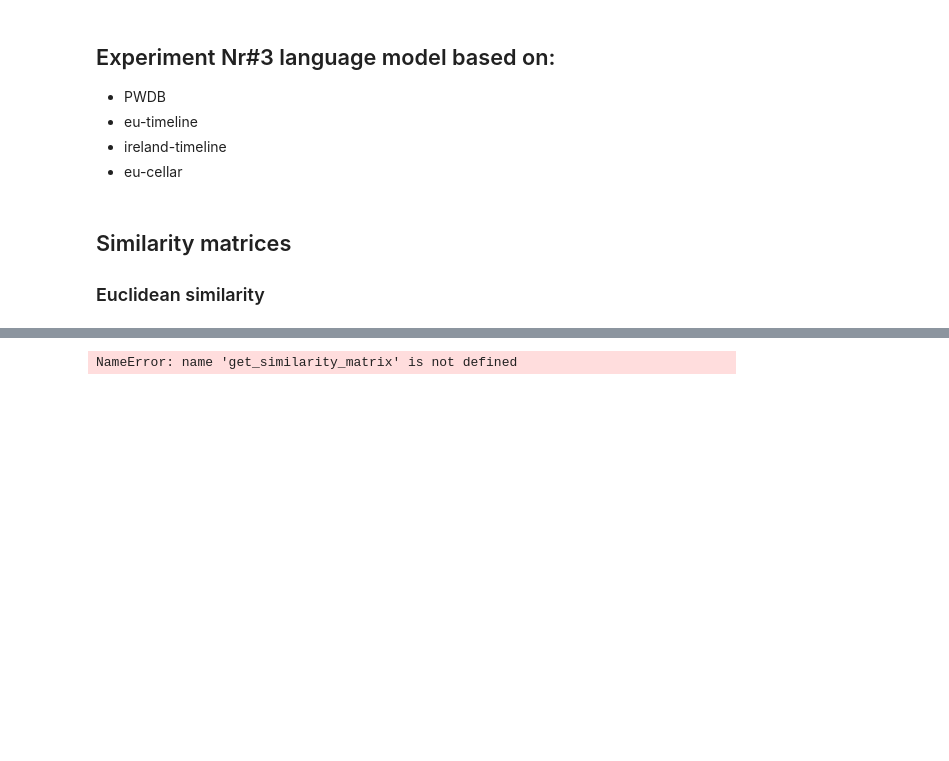
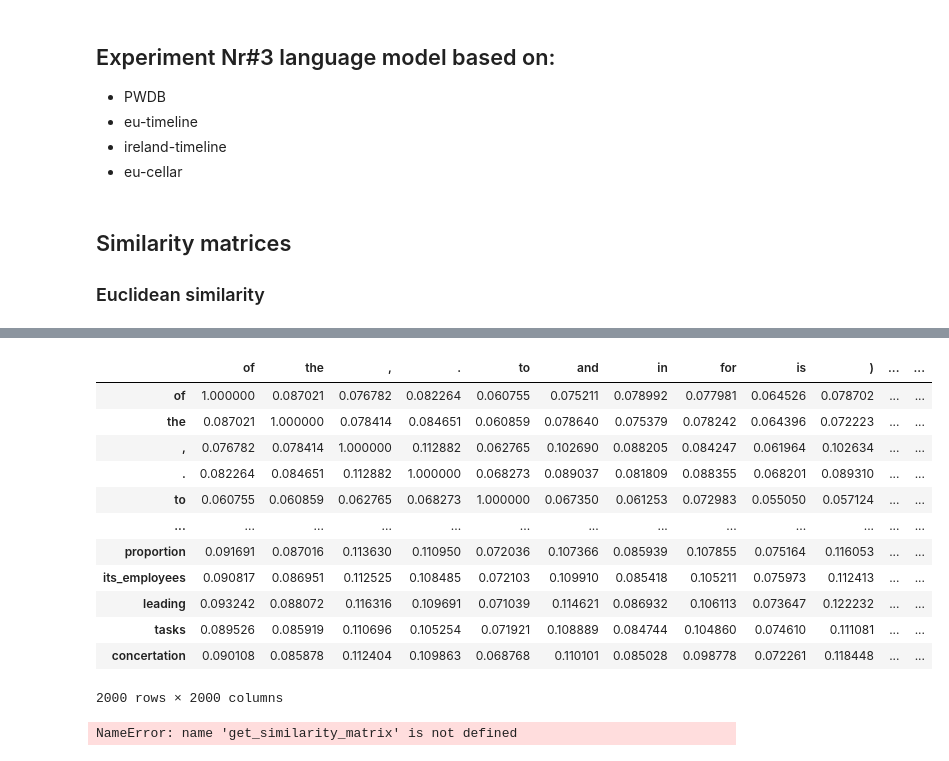
Before and after one commit to meaningfy-ws/sem-covid, a Jupyter notebook: sem_covid/entrypoints/notebooks/language_modeling/word2vec_model_training.ipynb, the cells around one changed output, grey strips where cells are left out. Saved outputs shown, nothing was run; the diff lists cells and outputs as text; code cells hidden in the pictures; blank space fills up the shorter version.

```diff
--- a/sem_covid/entrypoints/notebooks/language_modeling/word2vec_model_training.ipynb
+++ b/sem_covid/entrypoints/notebooks/language_modeling/word2vec_model_training.ipynb
@@ -201,3 +202,13 @@ model3_language_model_pipeline.execute()
 # %% [markdown]
 ## Similarity matrices
 ### Euclidean similarity
+# %%
+def get_similarity_matrix_new(vector: np.ndarray, keys: list, metric)->pd.DataFrame:
+    return pd.DataFrame(pairwise_distances(vector, metric = metric), columns= keys, index = keys)
+# %%
+%%time
+get_similarity_matrix_new(model1_language_model_pipeline.word2vec.wv.vectors[:2000],
+                      model1_language_model_pipeline.word2vec.wv.index_to_key[:2000],
+                      metric = euclidean_similarity
+                      )
+# %% [output]
@@ -204,3 +217,16 @@ model3_language_model_pipeline.execute()
+|  | of | the | , | . | to | and | in | for | is | ) | ... | ... |
+| of | 1.000000 | 0.087021 | 0.076782 | 0.082264 | 0.060755 | 0.075211 | 0.078992 | 0.077981 | 0.064526 | 0.078702 | ... | ... |
+| the | 0.087021 | 1.000000 | 0.078414 | 0.084651 | 0.060859 | 0.078640 | 0.075379 | 0.078242 | 0.064396 | 0.072223 | ... | ... |
+| , | 0.076782 | 0.078414 | 1.000000 | 0.112882 | 0.062765 | 0.102690 | 0.088205 | 0.084247 | 0.061964 | 0.102634 | ... | ... |
+| . | 0.082264 | 0.084651 | 0.112882 | 1.000000 | 0.068273 | 0.089037 | 0.081809 | 0.088355 | 0.068201 | 0.089310 | ... | ... |
+| to | 0.060755 | 0.060859 | 0.062765 | 0.068273 | 1.000000 | 0.067350 | 0.061253 | 0.072983 | 0.055050 | 0.057124 | ... | ... |
+| ... | ... | ... | ... | ... | ... | ... | ... | ... | ... | ... | ... | ... |
+| proportion | 0.091691 | 0.087016 | 0.113630 | 0.110950 | 0.072036 | 0.107366 | 0.085939 | 0.107855 | 0.075164 | 0.116053 | ... | ... |
+| its_employees | 0.090817 | 0.086951 | 0.112525 | 0.108485 | 0.072103 | 0.109910 | 0.085418 | 0.105211 | 0.075973 | 0.112413 | ... | ... |
+| leading | 0.093242 | 0.088072 | 0.116316 | 0.109691 | 0.071039 | 0.114621 | 0.086932 | 0.106113 | 0.073647 | 0.122232 | ... | ... |
+| tasks | 0.089526 | 0.085919 | 0.110696 | 0.105254 | 0.071921 | 0.108889 | 0.084744 | 0.104860 | 0.074610 | 0.111081 | ... | ... |
+| concertation | 0.090108 | 0.085878 | 0.112404 | 0.109863 | 0.068768 | 0.110101 | 0.085028 | 0.098778 | 0.072261 | 0.118448 | ... | ... |
+2000 rows × 2000 columns
 # %%
 %%time
 model1_euclidean_similarity_matrix = get_similarity_matrix(wv=model1_language_model_pipeline.word2vec.wv,
```
Also changed, not shown: parts of 2 cells of this notebook.
